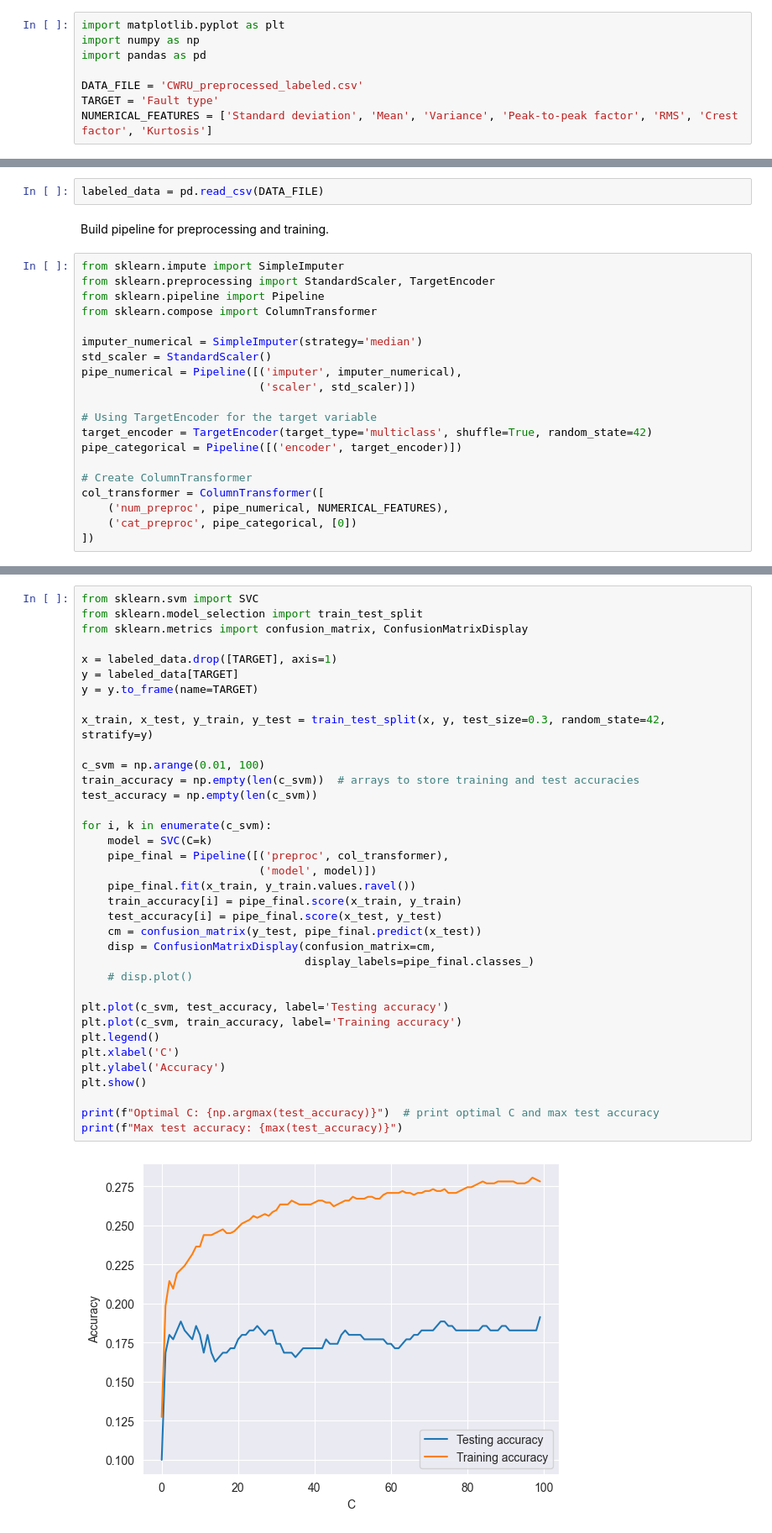
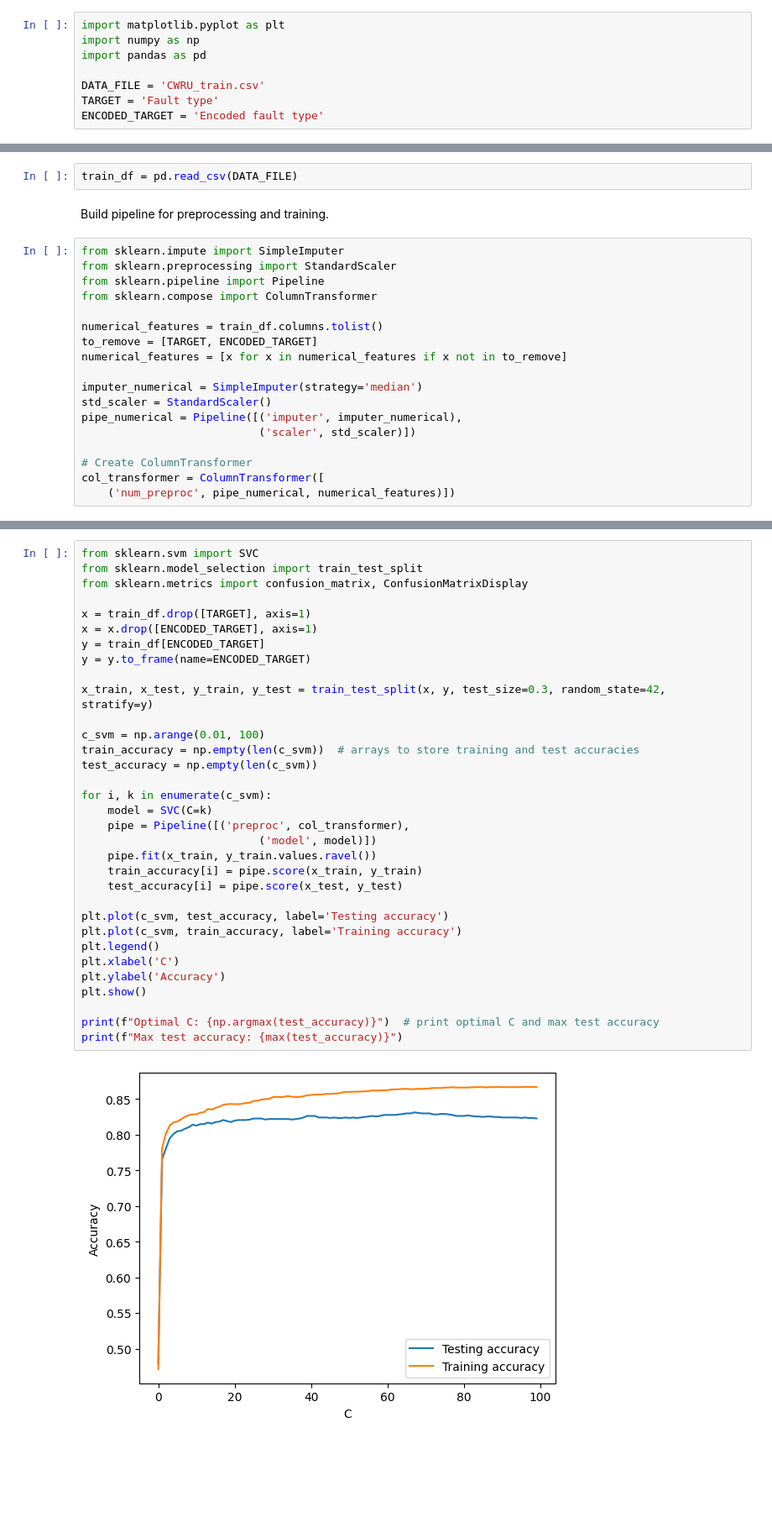
Before and after one commit to glafira-d/vibration_fault_diagnosis, a Jupyter notebook: CWRU_pipeline_and_training.ipynb, the cells around one changed output, grey strips where cells are left out. Shown at 84% size. Saved outputs shown, nothing was run; the diff lists cells and outputs as text; blank space fills up the shorter version.

```diff
--- a/CWRU_pipeline_and_training.ipynb
+++ b/CWRU_pipeline_and_training.ipynb
@@ -3,33 +3,31 @@ import matplotlib.pyplot as plt
 import numpy as np
 import pandas as pd
 
-DATA_FILE = 'CWRU_preprocessed_labeled.csv'
+DATA_FILE = 'CWRU_train.csv'
 TARGET = 'Fault type'
-NUMERICAL_FEATURES = ['Standard deviation', 'Mean', 'Variance', 'Peak-to-peak factor', 'RMS', 'Crest factor', 'Kurtosis']
+ENCODED_TARGET = 'Encoded fault type'
 # %% [markdown]
 Load data.
 # %%
-labeled_data = pd.read_csv(DATA_FILE)
+train_df = pd.read_csv(DATA_FILE)
 # %% [markdown]
 Build pipeline for preprocessing and training.
 # %%
 from sklearn.impute import SimpleImputer
-from sklearn.preprocessing import StandardScaler, TargetEncoder
+from sklearn.preprocessing import StandardScaler
 from sklearn.pipeline import Pipeline
 from sklearn.compose import ColumnTransformer
+
+numerical_features = train_df.columns.tolist()
+to_remove = [TARGET, ENCODED_TARGET]
+numerical_features = [x for x in numerical_features if x not in to_remove]
 
 imputer_numerical = SimpleImputer(strategy='median')
 std_scaler = StandardScaler()
 pipe_numerical = Pipeline([('imputer', imputer_numerical),
                            ('scaler', std_scaler)])
 
-# Using TargetEncoder for the target variable
-target_encoder = TargetEncoder(target_type='multiclass', shuffle=True, random_state=42)
-pipe_categorical = Pipeline([('encoder', target_encoder)])
-
 # Create ColumnTransformer
 col_transformer = ColumnTransformer([
-    ('num_preproc', pipe_numerical, NUMERICAL_FEATURES),
-    ('cat_preproc', pipe_categorical, [0])
-])
+    ('num_preproc', pipe_numerical, numerical_features)])
 # %% [markdown]
@@ -37,38 +35,35 @@ Train and evaluate SVM classifier.
 # %%
 from sklearn.svm import SVC
 from sklearn.model_selection import train_test_split
 from sklearn.metrics import confusion_matrix, ConfusionMatrixDisplay
 
-x = labeled_data.drop([TARGET], axis=1)
-y = labeled_data[TARGET]
-y = y.to_frame(name=TARGET)
+x = train_df.drop([TARGET], axis=1)
+x = x.drop([ENCODED_TARGET], axis=1)
+y = train_df[ENCODED_TARGET]
+y = y.to_frame(name=ENCODED_TARGET)
 
 x_train, x_test, y_train, y_test = train_test_split(x, y, test_size=0.3, random_state=42, stratify=y)
 
 c_svm = np.arange(0.01, 100)
 train_accuracy = np.empty(len(c_svm))  # arrays to store training and test accuracies
 test_accuracy = np.empty(len(c_svm))
 
 for i, k in enumerate(c_svm):
     model = SVC(C=k)
-    pipe_final = Pipeline([('preproc', col_transformer),
+    pipe = Pipeline([('preproc', col_transformer),
                            ('model', model)])
-    pipe_final.fit(x_train, y_train.values.ravel())
-    train_accuracy[i] = pipe_final.score(x_train, y_train)
-    test_accuracy[i] = pipe_final.score(x_test, y_test)
-    cm = confusion_matrix(y_test, pipe_final.predict(x_test))
-    disp = ConfusionMatrixDisplay(confusion_matrix=cm,
-                                  display_labels=pipe_final.classes_)
-    # disp.plot()
+    pipe.fit(x_train, y_train.values.ravel())
+    train_accuracy[i] = pipe.score(x_train, y_train)
+    test_accuracy[i] = pipe.score(x_test, y_test)
 
 plt.plot(c_svm, test_accuracy, label='Testing accuracy')
 plt.plot(c_svm, train_accuracy, label='Training accuracy')
 plt.legend()
 plt.xlabel('C')
 plt.ylabel('Accuracy')
 plt.show()
 
 print(f"Optimal C: {np.argmax(test_accuracy)}")  # print optimal C and max test accuracy
 print(f"Max test accuracy: {max(test_accuracy)}")
 # %% [output]
-[figure, old version]
+[figure, new version]
```
Also changed, not shown: parts of 4 cells of this notebook, 16 other files.
